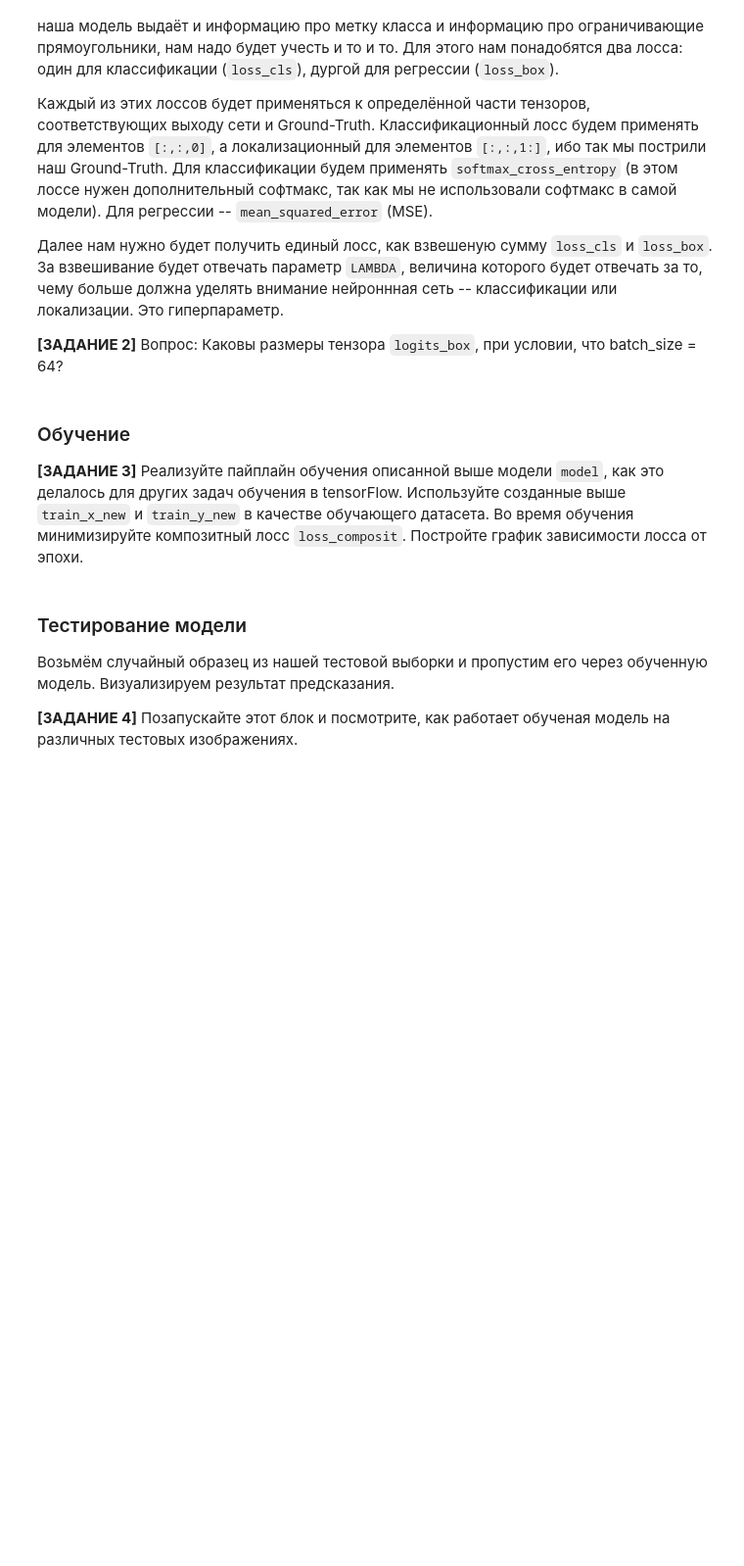
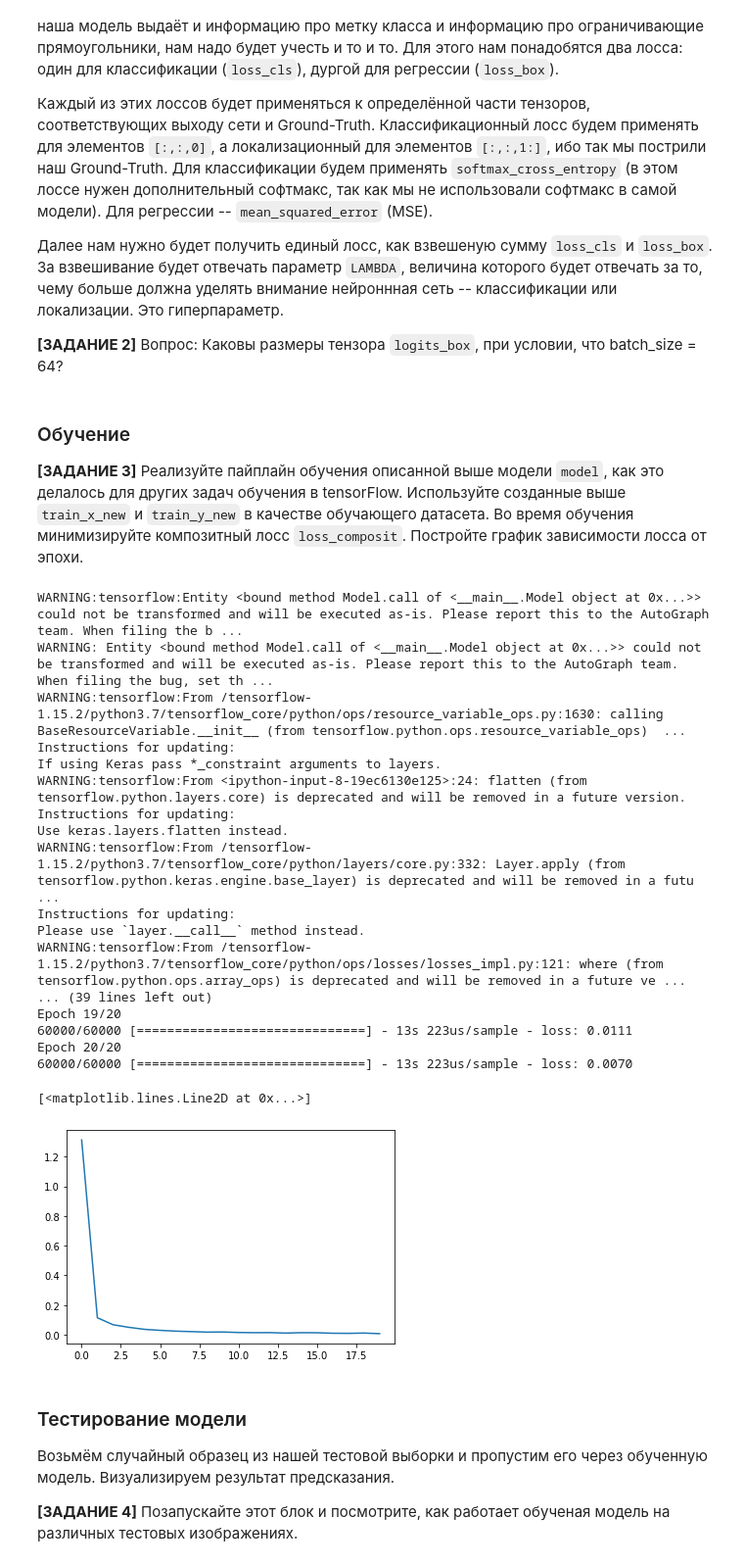
Before and after one commit to NikolaevMikhailRoma/Other-Projects, a Jupyter notebook: Skillbox_Классификация+Локализация_mnist.ipynb, the cells around one changed output. Shown at 98% size. Drawn from its saved outputs; the diff is of its cells as text; code cells hidden in the pictures; blank space fills up the shorter version.

```diff
--- a/Skillbox_Классификация+Локализация_mnist.ipynb
+++ b/Skillbox_Классификация+Локализация_mnist.ipynb
@@ -198,3 +194,34 @@ def loss_composit(labels, logits):
+# %%
+# Ваш код здесь
+NUM_EPOCHS = 20
+BATCH_SIZE = 64
+# change LAMBDA to 10.0
+
+model.compile(optimizer='adam', loss=loss_composit, )
+
+hist = model.fit(train_x_new, train_y_new, batch_size=BATCH_SIZE, epochs=NUM_EPOCHS)
+
+plt.plot(hist.history['loss'])
+# %% [output]
+WARNING:tensorflow:Entity <bound method Model.call of <__main__.Model object at 0x...>> could not be transformed and will be executed as-is. Please report this to the AutoGraph team. When filing the b ...
+WARNING: Entity <bound method Model.call of <__main__.Model object at 0x...>> could not be transformed and will be executed as-is. Please report this to the AutoGraph team. When filing the bug, set th ...
+WARNING:tensorflow:From /tensorflow-1.15.2/python3.7/tensorflow_core/python/ops/resource_variable_ops.py:1630: calling BaseResourceVariable.__init__ (from tensorflow.python.ops.resource_variable_ops)  ...
+Instructions for updating:
+If using Keras pass *_constraint arguments to layers.
+WARNING:tensorflow:From <ipython-input-8-19ec6130e125>:24: flatten (from tensorflow.python.layers.core) is deprecated and will be removed in a future version.
+Instructions for updating:
+Use keras.layers.flatten instead.
+WARNING:tensorflow:From /tensorflow-1.15.2/python3.7/tensorflow_core/python/layers/core.py:332: Layer.apply (from tensorflow.python.keras.engine.base_layer) is deprecated and will be removed in a futu ...
+Instructions for updating:
+Please use `layer.__call__` method instead.
+WARNING:tensorflow:From /tensorflow-1.15.2/python3.7/tensorflow_core/python/ops/losses/losses_impl.py:121: where (from tensorflow.python.ops.array_ops) is deprecated and will be removed in a future ve ...
+... (39 lines left out)
+Epoch 19/20
+60000/60000 [==============================] - 13s 223us/sample - loss: 0.0111
+Epoch 20/20
+60000/60000 [==============================] - 13s 223us/sample - loss: 0.0070
+[<matplotlib.lines.Line2D at 0x...>]
+[figure, added]
 # %% [markdown]
 ### Тестирование модели
 Возьмём случайный образец из нашей тестовой выборки и пропустим его через обученную модель. Визуализируем результат предсказания.
```
Also changed, not shown: parts of 7 cells of this notebook.
